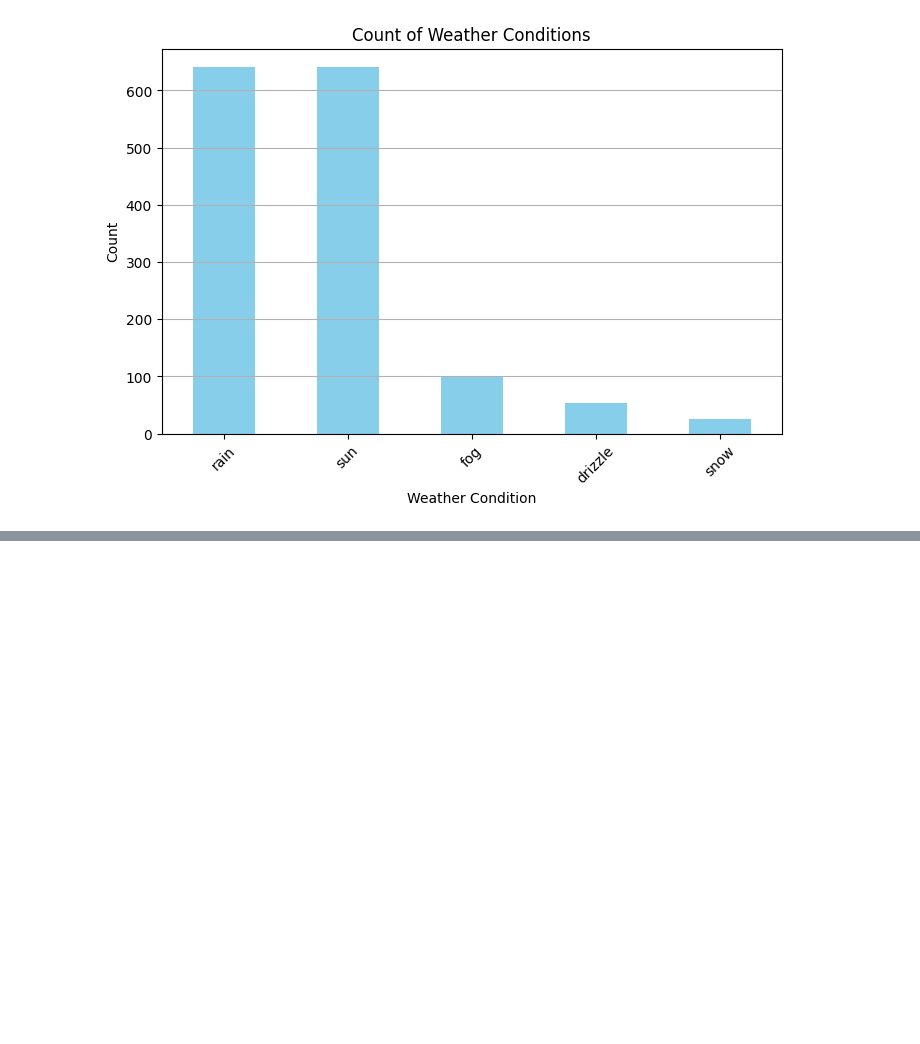
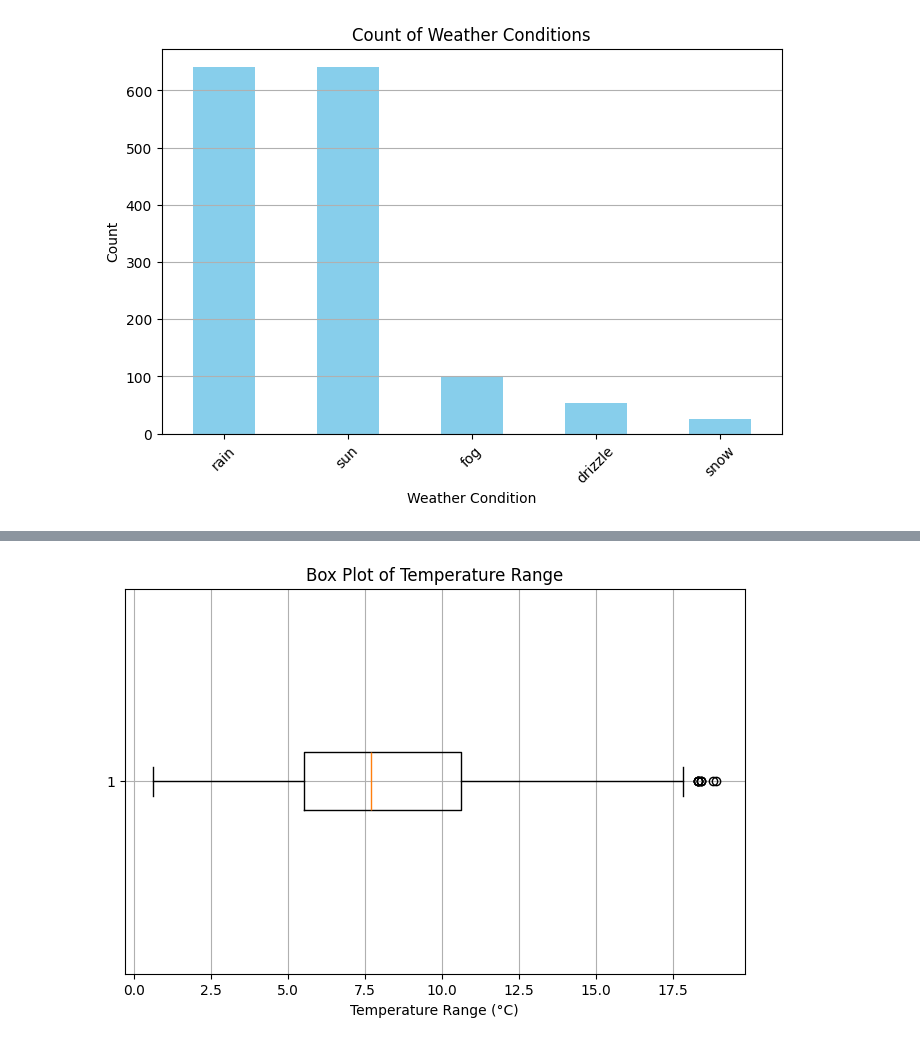
Before and after one commit to mahito-0/Python-Final-Project, a Jupyter notebook: Project.ipynb, the cells around one changed output, grey strips where cells are left out. Saved outputs shown, nothing was run; the diff lists cells and outputs as text; code cells hidden in the pictures; blank space fills up the shorter version.

```diff
--- a/Project.ipynb
+++ b/Project.ipynb
@@ -143,3 +165,13 @@ plt.show()
+# %%
+# Box plot of temperature range
+plt.figure(figsize=(8, 5))
+plt.boxplot(df['temp_range'], vert=False)
+plt.title('Box Plot of Temperature Range')
+plt.xlabel('Temperature Range (°C)')
+plt.grid()
+plt.show()
+# %% [output]
+[figure, added]
 # %%
 # Save dataset
 
```
Also changed, not shown: parts of 5 cells of this notebook.
